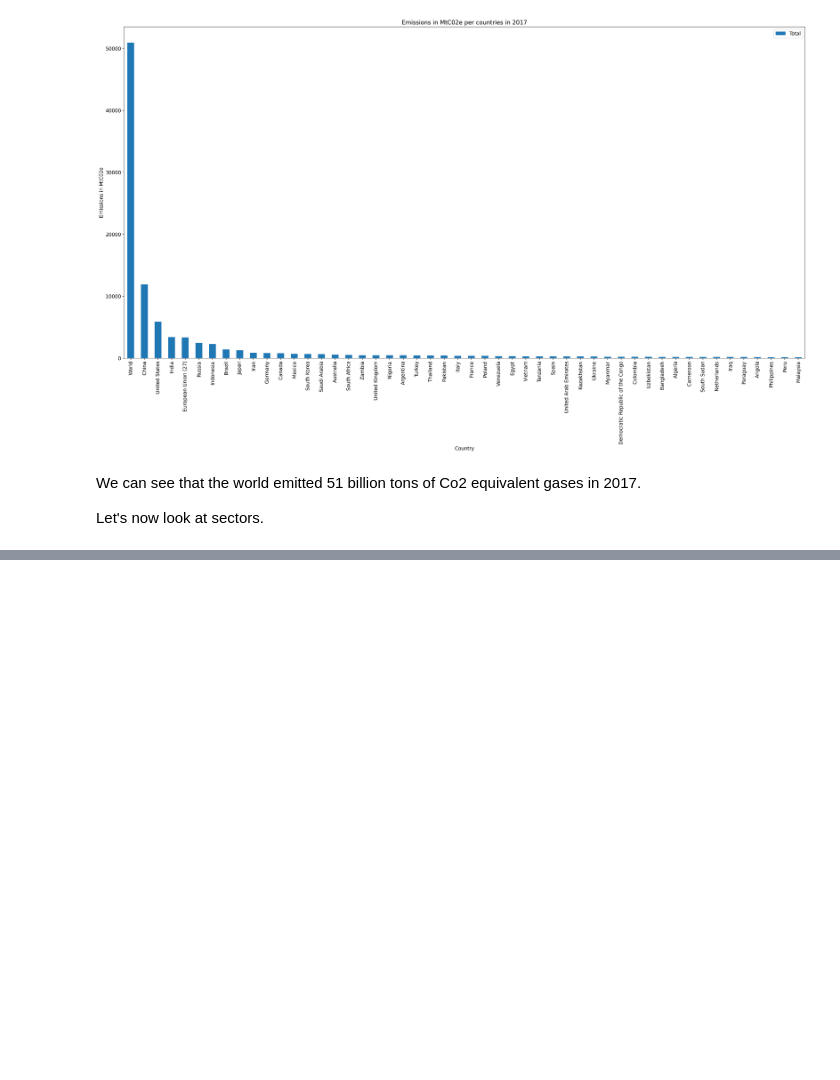
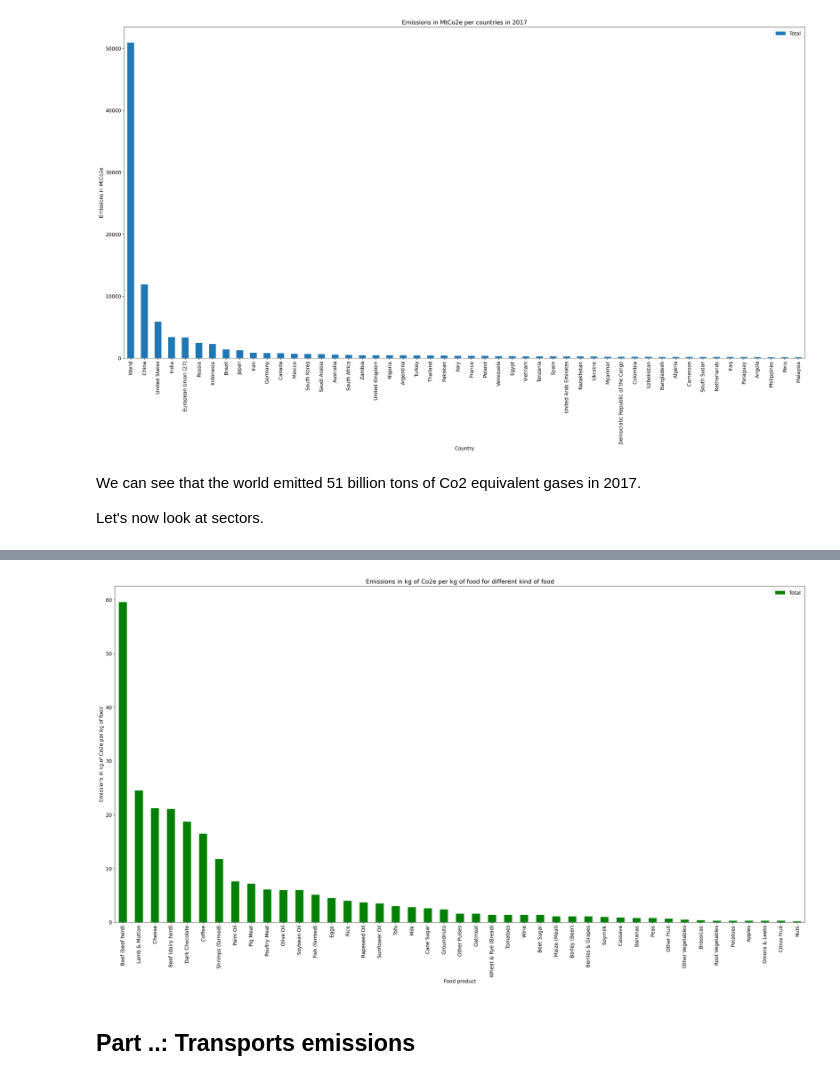
Before and after one commit to jouvemax/com-480-project-Wizards, a Jupyter notebook: milestones/eda.ipynb, the cells around one changed output, grey strips where cells are left out. Cells and saved outputs as stored; diff of their text form; code cells hidden in the pictures; blank space fills up the shorter version.

```diff
--- a/milestones/eda.ipynb
+++ b/milestones/eda.ipynb
@@ -223,0 +232,2 @@ plt.bar(x = ['Energy', 'Industry', 'Transport', 'Agriculture'], height = [energy
+# %%
+food_emissions = pd.read_csv("./datasets/GHG-emissions-by-life-cycle-stage-OurWorldinData-upload.csv")
@@ -223,0 +245,4 @@ plt.bar(x = ['Energy', 'Industry', 'Transport', 'Agriculture'], height = [energy
+# %%
+food_emissions_clean = food_emissions.drop(['Unnamed: 8'], axis=1)
+food_emissions_clean['Total'] = food_emissions_clean['Land use change'] + food_emissions_clean['Animal Feed'] + food_emissions_clean['Farm'] + food_emissions_clean['Processing'] + food_emissions_clean['Transport'] + food_emissions_clean['Packging'] + food_emissions_clean['Retail']
+food_emissions_clean = food_emissions_clean[['Food product', 'Total']]
@@ -223,0 +260,3 @@ plt.bar(x = ['Energy', 'Industry', 'Transport', 'Agriculture'], height = [energy
+# %%
+food_emissions_sorted = food_emissions_clean.sort_values(['Total'], ascending = False)
+food_emissions_sorted.head(10)
@@ -223,0 +275,10 @@ plt.bar(x = ['Energy', 'Industry', 'Transport', 'Agriculture'], height = [energy
+# %%
+fig = plt.figure(dpi=220)
+plt.title("Emissions in kg of Co2e per kg of food for different kind of food")
+plt.rcParams.update({'font.size': 12})
+plt.ylabel("Emissions in kg of Co2e per kg of food")
+ax = food_emissions_sorted.plot.bar(x = 'Food product', y ='Total', rot = 90, figsize=(30,15), ax = plt.gca(), color = "green")
+# %% [output]
+[figure, added]
+# %% [markdown]
+## Part ..: Transports emissions
```
Also changed, not shown: parts of 19 cells of this notebook, 4 other files.
